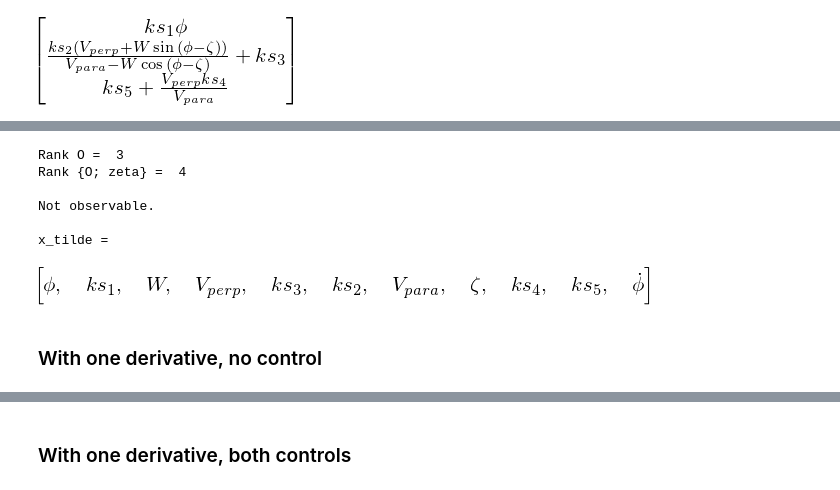
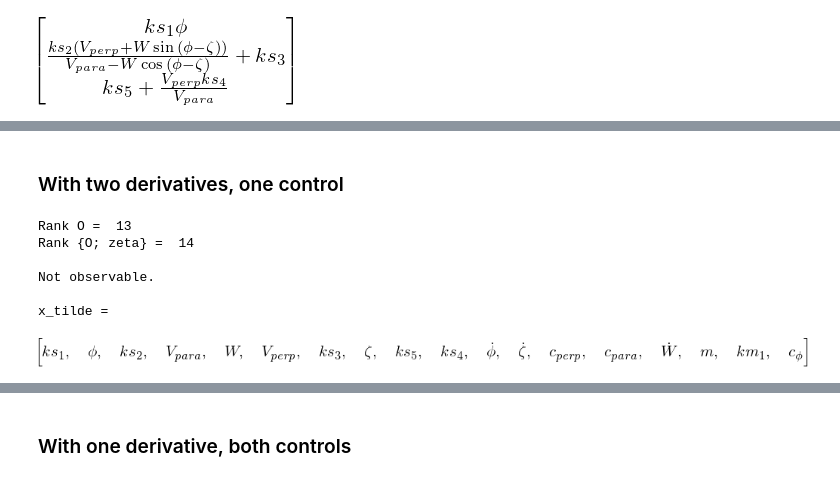
Before and after one commit to florisvb/windobs, a Jupyter notebook: observability_notebooks/2A_WV_dynamicwind_NObodycal_NOsensorcal_NOmotorcal_drag.ipynb, the cells around one changed output, grey strips where cells are left out. Cells and saved outputs as stored; diff of their text form; code cells hidden in the pictures.

```diff
--- a/observability_notebooks/2A_WV_dynamicwind_NObodycal_NOsensorcal_NOmotorcal_drag.ipynb
+++ b/observability_notebooks/2A_WV_dynamicwind_NObodycal_NOsensorcal_NOmotorcal_drag.ipynb
@@ -58,7 +58,7 @@ thrust_para, thrust_perp, thrust_z = sp.symbols(['thrust_para', 'thrust_perp', '
 u_phi, u_para, u_perp, u_z = sp.symbols(['u_phi', 'u_para', 'u_perp', 'u_z'])
 
 km1, km2, km3, km4, km5 = sp.symbols(['km1', 'km2', 'km3', 'km4', 'km5'])
-ks1, ks2, ks3, ks4, ks5 = sp.symbols(['ks1', 'ks2', 'ks3', 'ks4', 'ks5'])
+ks0, ks1, ks2, ks3, ks4, ks5 = sp.symbols(['ks0', 'ks1', 'ks2', 'ks3', 'ks4', 'ks5'])
 # %%
 if 0: # No drag
     c_para = 0
@@ -195,7 +195,7 @@ s = {V_para: 2, V_perp: 3, V_z: 5,
      z: 71, zdot: 73,
      m: 79, d1: 83, d2: 89, i: 97,
      km1: 101, km2: 103, km3: 107, km4: 109, km5: 113,
-     ks1: 127, ks2: 131, ks3: 137, ks4: 139, ks5: 149,
+     ks1: 127, ks2: 131, ks3: 137, ks4: 139, ks5: 149, ks0: 151,
     }
 
 us = {u_para: 53, u_perp: 59, u_phi: 61, u_z: 67,}
@@ -221,33 +261,42 @@ h
+# %% [markdown]
+### With two derivatives, one control
 # %%
 O = h
+bigO = get_bigO(h,
+                x,
+                [f_0,
+                 f_para],
+               )
+
+bigO2 = get_bigO(sp.Matrix.vstack(*bigO), x, [f_0])
+O = sp.Matrix.vstack(*bigO, *bigO2)
+
 jx = get_vars(sp.Matrix.vstack(O, sp.Matrix([x]).T ) )
 J = O.jacobian( jx ).subs(s).subs(cs)
 R_nozeta = np.linalg.matrix_rank(np.matrix(J, dtype=float))
 
 # augment with zeta
-Ozeta = O.row_insert(0, sp.Matrix([zeta]))
+Ozeta = O.row_insert(0, sp.Matrix([phi-zeta]))
 Jzeta = Ozeta.jacobian( jx ).subs(s).subs(cs)
 R_zeta = np.linalg.matrix_rank(np.matrix(Jzeta, dtype=float))
 
 print('Rank O = ', R_nozeta)
 print('Rank {O; zeta} = ', R_zeta)
 print()
 
 if R_nozeta == R_zeta:
     print('Observable!')
 else:
     print('Not observable.')
 
     print()
 print('x_tilde = ')
 jx
 # %% [output]
-Rank O =  3
-Rank {O; zeta} =  4
+Rank O =  13
+Rank {O; zeta} =  14
 
 Not observable.
 
 x_tilde =
-[figure, old version]
+[figure, new version]
-# %% [markdown]
-### With one derivative, no control
```
Also changed, not shown: parts of 12 cells of this notebook, 4 other files.
